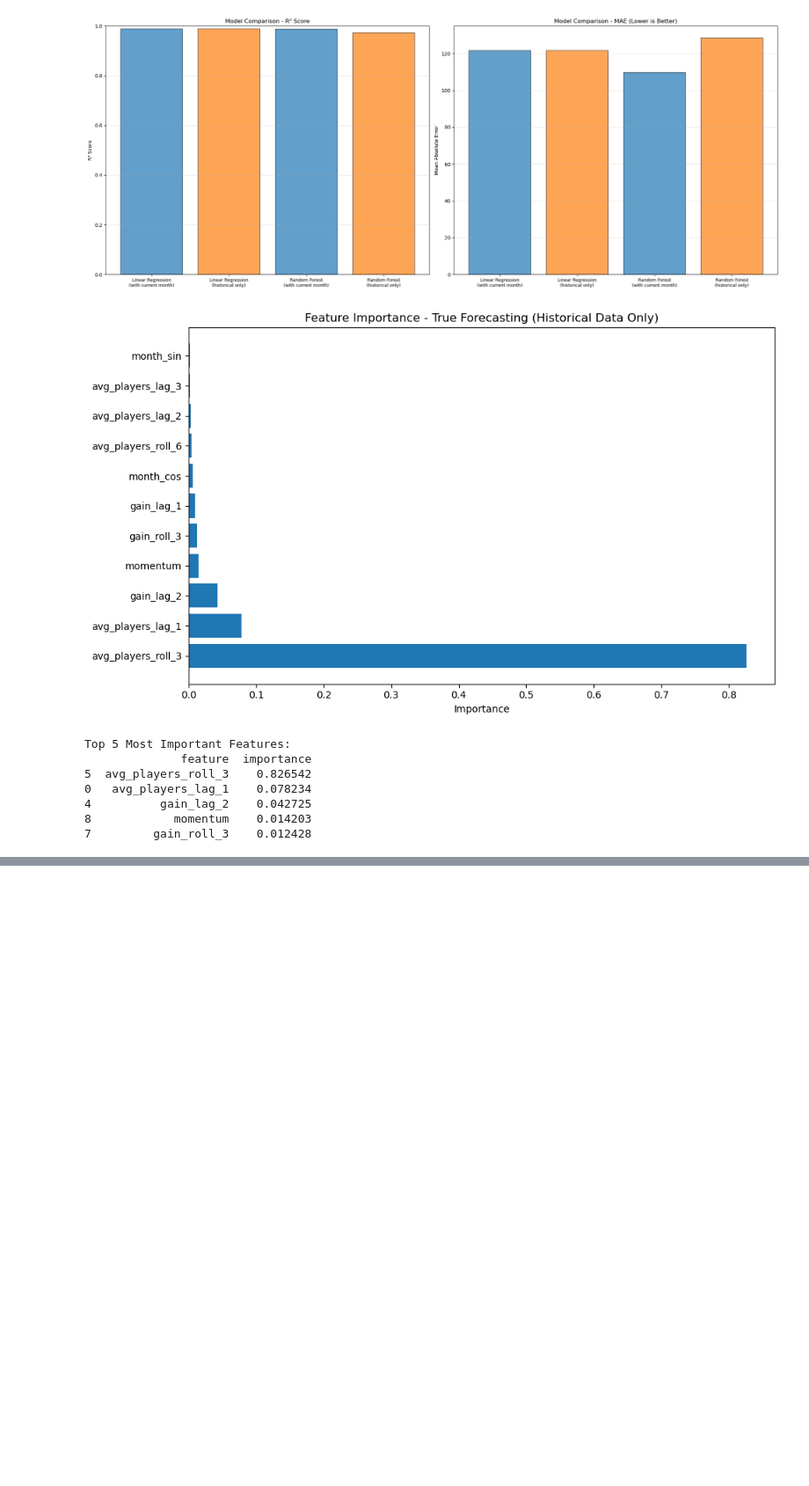
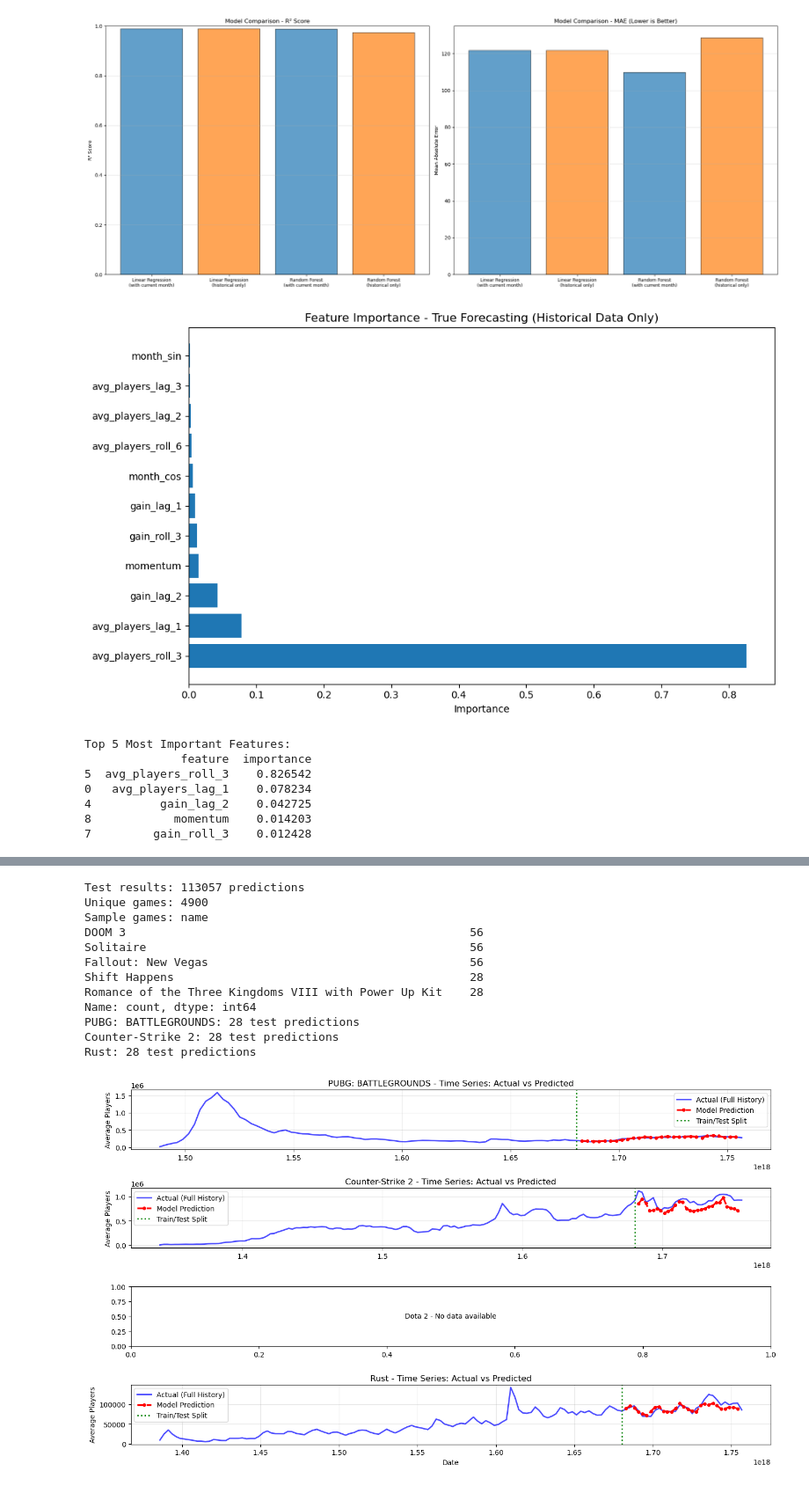
Before and after one commit to adinfarel/Practice_ML-AI, a Jupyter notebook: Notebooks/Steam_Charts.ipynb, the cells around one changed output, grey strips where cells are left out. Shown: that part at 88% size. Saved outputs shown, nothing was run; the diff lists cells and outputs as text; code cells hidden in the pictures; blank space fills up the shorter version.

Commit message:
notebook: add visualizations for regression predictions across sample games

```diff
--- a/Notebooks/Steam_Charts.ipynb
+++ b/Notebooks/Steam_Charts.ipynb
@@ -549,3 +549,9 @@ Top 5 Most Important Features:
 4          gain_lag_2    0.042725
 8            momentum    0.014203
 7         gain_roll_3    0.012428
+# %%
+# Generate predictions from best model
+best_forecast_model = forecast_result['Random Forest']['model']
+y_pred_forecast = best_forecast_model.predict(X_test_f)
+
+print(f"Generated {len(y_pred_forecast)} predictions")
@@ -551,0 +560,73 @@ Top 5 Most Important Features:
+# %%
+# better approach - keep game identifiers throughout
+# recreate test set with all needed columns from df_ml
+test_cols = ['date','steam_appid'] + forecast_feature_cols + ['target']
+test_full_data = df_ml[test_cols].dropna()
+
+# recreate the clean dataset with steam appid
+test_full_data_clean = test_full_data[test_full_data['date'] > split_date].copy()
+
+# get predictions for this test set
+X_test_viz = test_full_data_clean[forecast_feature_cols]
+y_test_viz = test_full_data_clean['target']
+y_pred_viz = best_forecast_model.predict(X_test_viz)
+
+# create results dataframe
+test_results = test_full_data_clean[['date', 'steam_appid']].copy()
+test_results['actual'] = y_test_viz.values
+test_results['predicted'] = y_pred_viz
+
+# merge with game names
+test_results = test_results.merge(df[['steam_appid','name']].drop_duplicates(),on='steam_appid', how='left')
+
+print(f"Test results: {len(test_results)} predictions")
+print(f"Unique games: {test_results['name'].nunique()}")
+print(f"Sample games: {test_results['name'].value_counts().head()}")
+
+# visualize
+games_to_visualize = ['PUBG: BATTLEGROUNDS', 'Counter-Strike 2', 'Dota 2', 'Rust']
+
+fig, axes = plt.subplots(len(games_to_visualize), 1, figsize=(14, 8))
+
+for idx, game in enumerate(games_to_visualize):
+    game_full = df[df['name'] == game].sort_values('date')
+    game_test = test_results[test_results['name'] == game].sort_values('date')
+
+    if len(game_full) > 0:
+        axes[idx].plot(game_full['date'], game_full['avg_players'],
+                      label='Actual (Full History)', linewidth=2, color='blue', alpha=0.7)
+
+        if len(game_test) > 0:
+            axes[idx].plot(game_test['date'], game_test['predicted'],
+                          label='Model Prediction', linewidth=2.5,
+                          color='red', linestyle='--', marker='o', markersize=4)
+            print(f"{game}: {len(game_test)} test predictions")
+        else:
+            print(f"{game}: NO test predictions found")
+
+        axes[idx].axvline(x=split_date, color='green', linestyle=':', linewidth=2, label='Train/Test Split')
+        axes[idx].set_ylabel('Average Players')
+        axes[idx].set_title(f'{game} - Time Series: Actual vs Predicted')
+        axes[idx].legend(loc='best')
+        axes[idx].grid(True, alpha=0.3)
+    else:
+        axes[idx].text(0.5, 0.5, f'{game} - No data available',
+                      ha='center', va='center', transform=axes[idx].transAxes)
+
+axes[-1].set_xlabel('Date')
+plt.tight_layout()
+plt.show()
+# %% [output]
+Test results: 113057 predictions
+Unique games: 4900
+Sample games: name
+DOOM 3                                                  56
+Solitaire                                               56
+Fallout: New Vegas                                      56
+Shift Happens                                           28
+Romance of the Three Kingdoms VIII with Power Up Kit    28
+Name: count, dtype: int64
+PUBG: BATTLEGROUNDS: 28 test predictions
+Counter-Strike 2: 28 test predictions
+Rust: 28 test predictions
+[figure, added]
```
Also changed, not shown: parts of 1 cell of this notebook.
